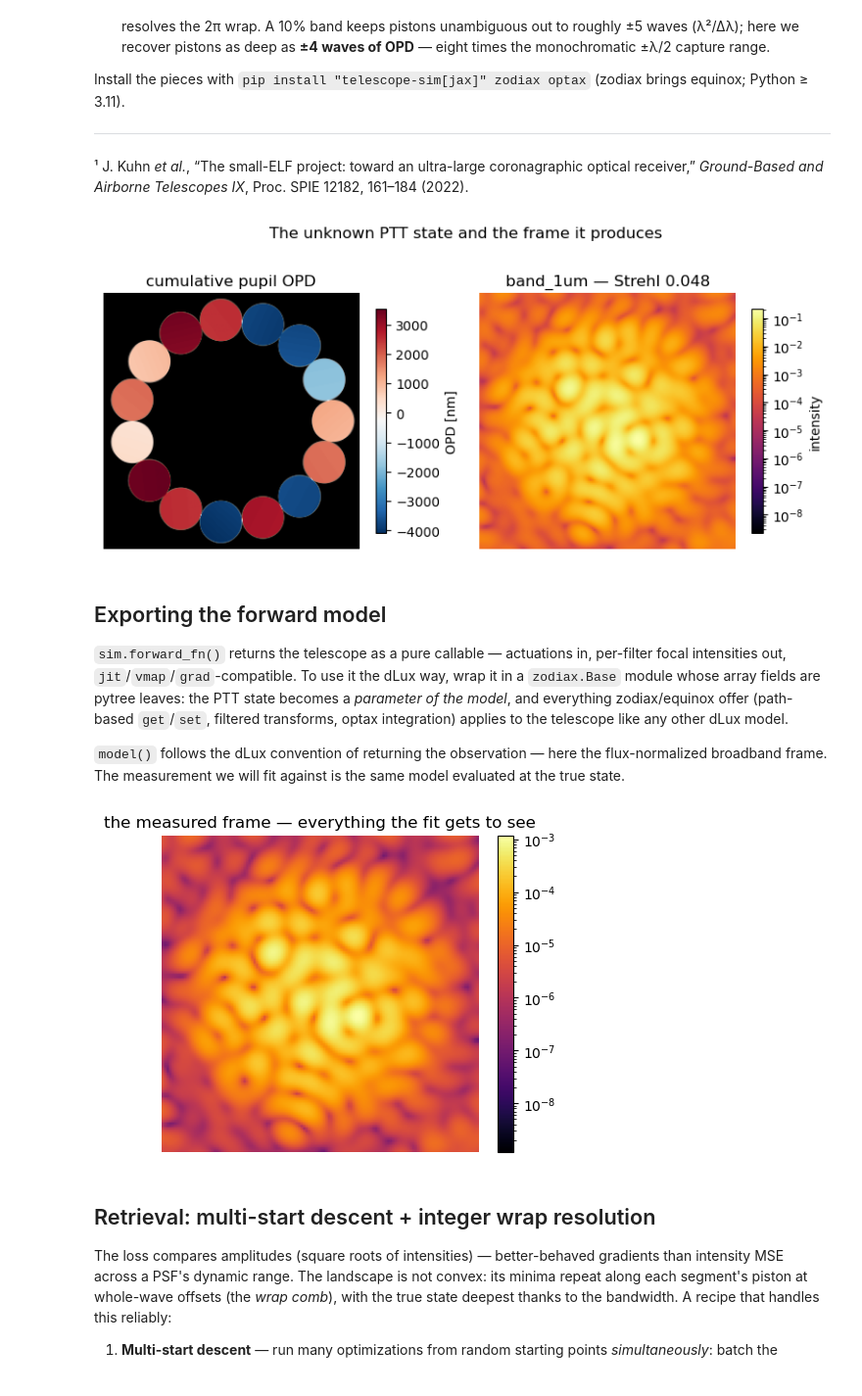
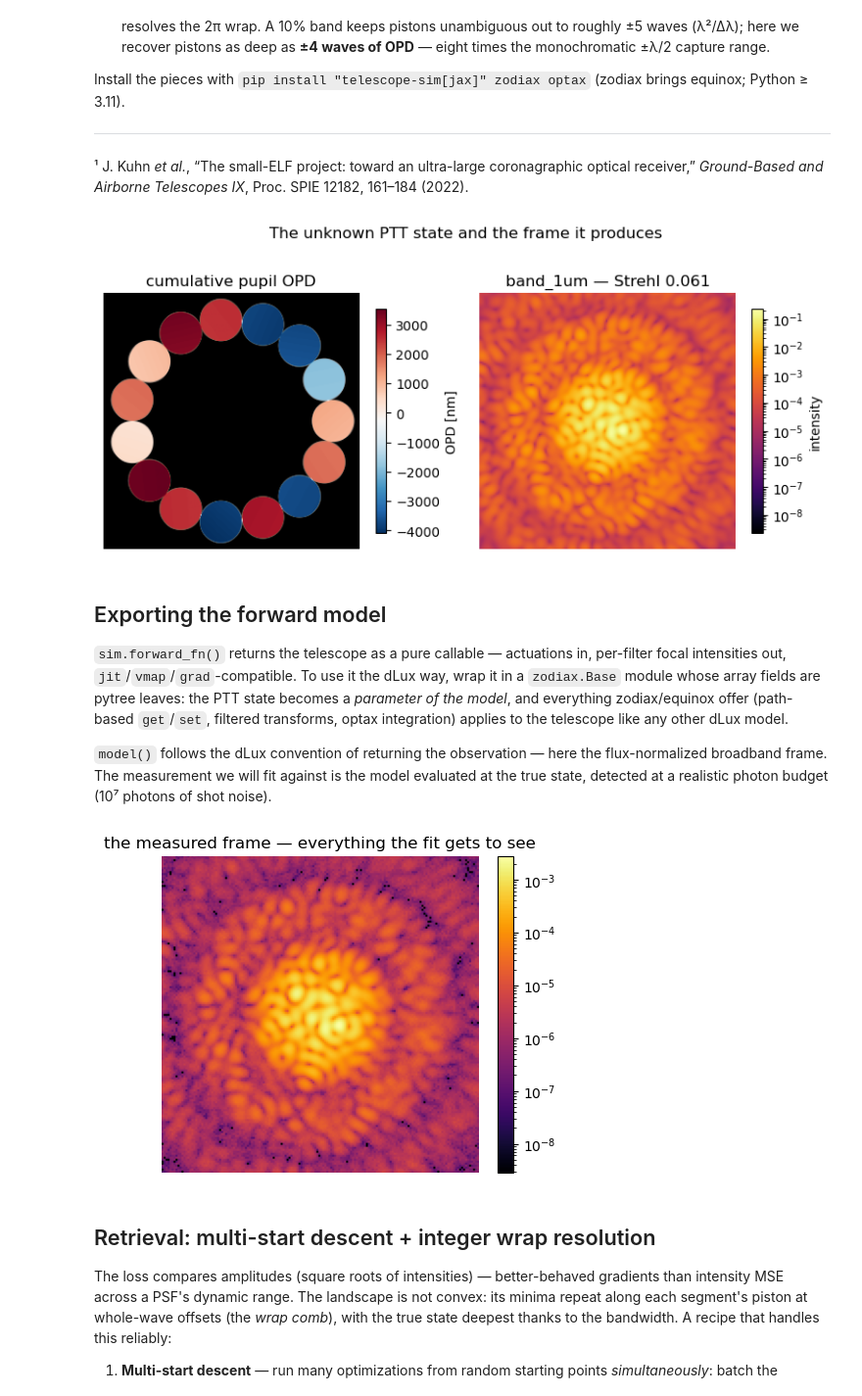
Before and after one commit to icunnyngham/telescope-sim, a Jupyter notebook: docs/tutorials/08_phase_retrieval.ipynb, the cells around one changed output. Shown at 98% size. Cells and saved outputs as stored; diff of their text form; code cells hidden in the pictures.

```diff
--- a/docs/tutorials/08_phase_retrieval.ipynb
+++ b/docs/tutorials/08_phase_retrieval.ipynb
@@ -42,7 +42,7 @@ config = {
     "focal_planes": {
         "band_1um": {
             "type": "angular", "central_lam": 1.0e-6,
-            "focal_extent": 1.0, "focal_res": 128,
+            "focal_extent": 2.0, "focal_res": 160,
             "fractional_bandwidth": 0.10, "num_samples": 13,
         }
     },
@@ -68,47 +68,60 @@ plot_opd_and_psfs(sim, out,
                   suptitle="The unknown PTT state and the frame it produces")
 plt.show()
 # %% [output]
-[figure, old version]
+[figure, new version]
 # %% [markdown]
 ## Exporting the forward model
 
 `sim.forward_fn()` returns the telescope as a pure callable — actuations in, per-filter focal intensities out, `jit`/`vmap`/`grad`-compatible. To use it the dLux way, wrap it in a `zodiax.Base` module whose array fields are pytree leaves: the PTT state becomes a *parameter of the model*, and everything zodiax/equinox offer (path-based `get`/`set`, filtered transforms, optax integration) applies to the telescope like any other dLux model.
 
-`model()` follows the dLux convention of returning the observation — here the flux-normalized broadband frame. The measurement we will fit against is the same model evaluated at the true state.
+`model()` follows the dLux convention of returning the observation — here the flux-normalized broadband frame. The measurement we will fit against is the model evaluated at the true state, detected at a realistic photon budget (10⁷ photons of shot noise).
 # %%
 import equinox as eqx
 import jax
 import jax.numpy as jnp
 import optax
 import zodiax as zdx
 
 
 class PTTModel(zdx.Base):
     ptt: jax.Array   # (15, 3) piston/tip/tilt per segment — the free parameters
     forward: object  # the telescope's pure forward model (static)
 
     def __init__(self, sim, ptt=None):
         self.forward = sim.forward_fn()
         self.ptt = jnp.zeros((15, 3)) if ptt is None else jnp.asarray(ptt, float)
 
     def model(self):
         images = self.forward({"segments": self.ptt})
         return {name: img / img.sum() for name, img in images.items()}
 
 
-model = PTTModel(sim)                   # parameters at zero: the starting guess
-data = PTTModel(sim, ptt_true).model()  # the single measured broadband frame
+model = PTTModel(sim)  # parameters at zero: the starting guess
+
+# The single measured broadband frame: the true state rendered and
+# detected at a realistic photon budget - 1e7 photons of shot noise.
+noise_key = jax.random.PRNGKey(7)
+
+
+def measure(images):
+    counts = {name: jax.random.poisson(jax.random.fold_in(noise_key, i), img * 1e7)
+              for i, (name, img) in enumerate(sorted(images.items()))}
+    return {name: c / c.sum() for name, c in counts.items()}
+
+
+data = measure(PTTModel(sim, ptt_true).model())
 
 fig, ax = plt.subplots(figsize=(5.2, 4.2))
 img = np.asarray(data["band_1um"])
 peak = float(img.max())
-im = ax.imshow(img, cmap="inferno", norm=LogNorm(vmin=peak * 1e-6, vmax=peak))
+im = ax.imshow(np.maximum(img, peak * 1e-6), cmap="inferno",
+               norm=LogNorm(vmin=peak * 1e-6, vmax=peak))
 ax.set_title("the measured frame — everything the fit gets to see")
 ax.set_axis_off()
 fig.colorbar(im, ax=ax, fraction=0.046)
 plt.show()
 # %% [output]
-[figure, old version]
+[figure, new version]
 # %% [markdown]
 ## Retrieval: multi-start descent + integer wrap resolution
 
```
Also changed, not shown: parts of 4 cells of this notebook, 7 other files.
